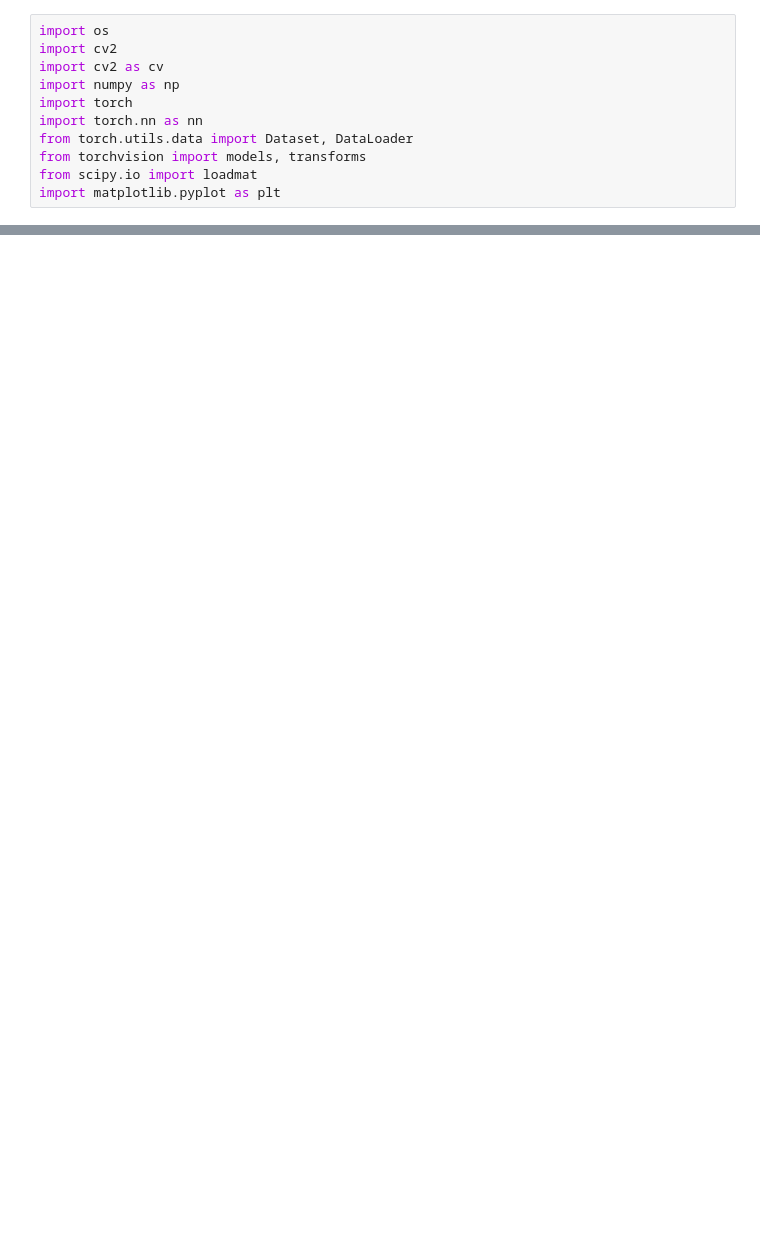
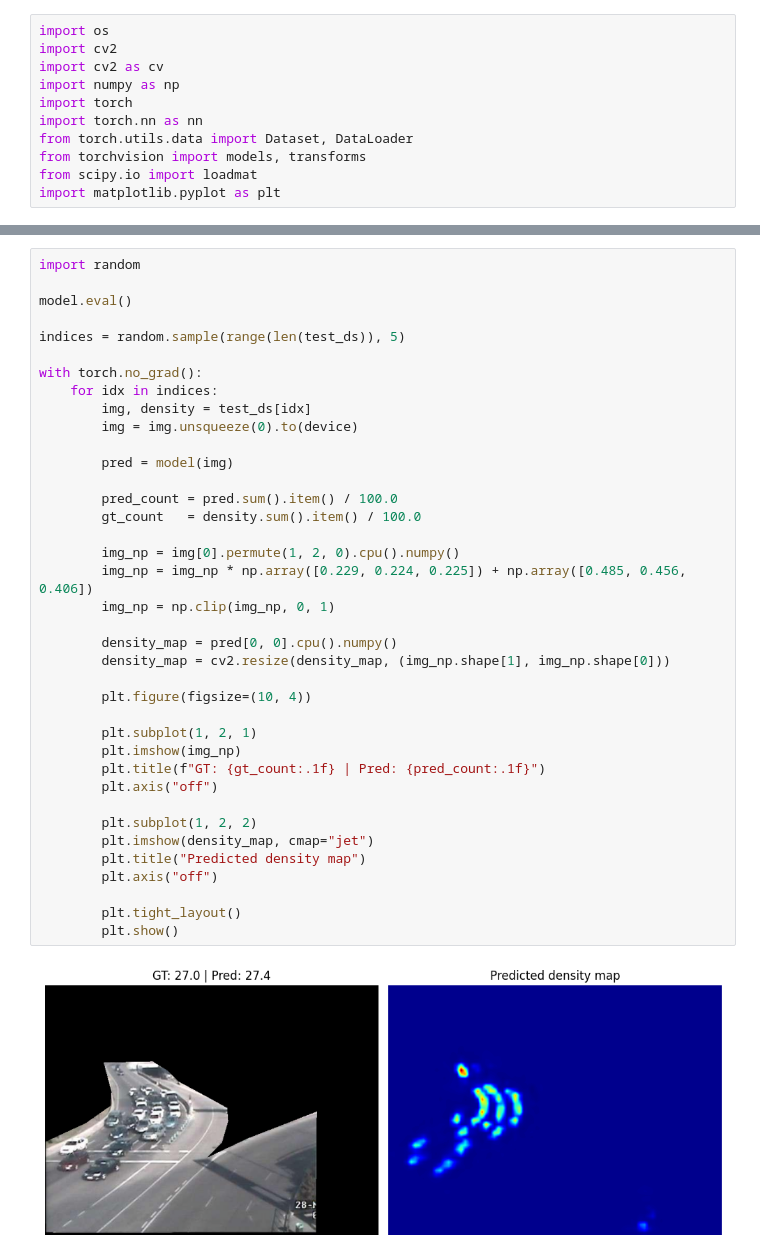
Before and after one commit to bagariapiyansu/Traffic-Density-Estimation, a Jupyter notebook: notebook.ipynb, the cells around one changed output, grey strips where cells are left out. Saved outputs shown, nothing was run; the diff lists cells and outputs as text; blank space fills up the shorter version.

```diff
--- a/notebook.ipynb
+++ b/notebook.ipynb
@@ -256,0 +287,40 @@ with torch.no_grad():
+# %%
+import random
+
+model.eval()
+
+indices = random.sample(range(len(test_ds)), 5)
+
+with torch.no_grad():
+    for idx in indices:
+        img, density = test_ds[idx]
+        img = img.unsqueeze(0).to(device)
+
+        pred = model(img)
+
+        pred_count = pred.sum().item() / 100.0
+        gt_count   = density.sum().item() / 100.0
+
+        img_np = img[0].permute(1, 2, 0).cpu().numpy()
+        img_np = img_np * np.array([0.229, 0.224, 0.225]) + np.array([0.485, 0.456, 0.406])
+        img_np = np.clip(img_np, 0, 1)
+
+        density_map = pred[0, 0].cpu().numpy()
+        density_map = cv2.resize(density_map, (img_np.shape[1], img_np.shape[0]))
+
+        plt.figure(figsize=(10, 4))
+
+        plt.subplot(1, 2, 1)
+        plt.imshow(img_np)
+        plt.title(f"GT: {gt_count:.1f} | Pred: {pred_count:.1f}")
+        plt.axis("off")
+
+        plt.subplot(1, 2, 2)
+        plt.imshow(density_map, cmap="jet")
+        plt.title("Predicted density map")
+        plt.axis("off")
+
+        plt.tight_layout()
+        plt.show()
+# %% [output]
+[figure, added]
```
Also changed, not shown: parts of 10 cells of this notebook, 1 other file.
